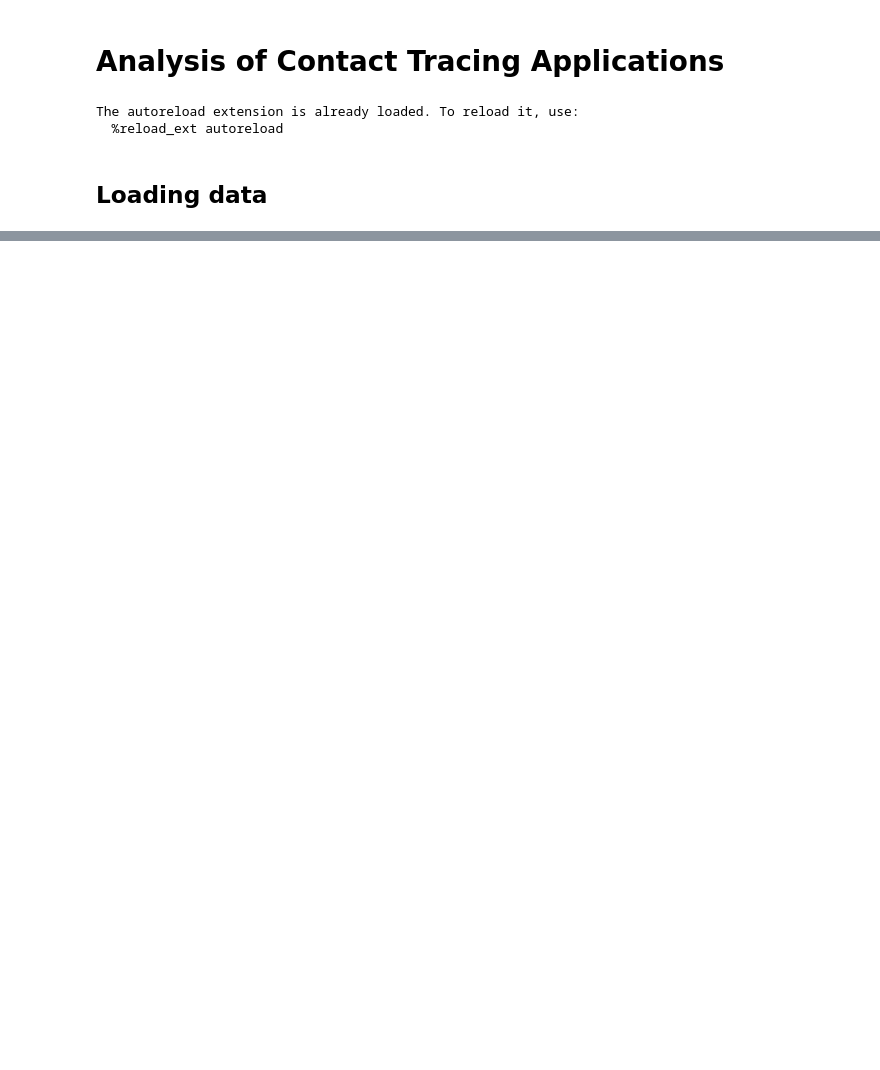
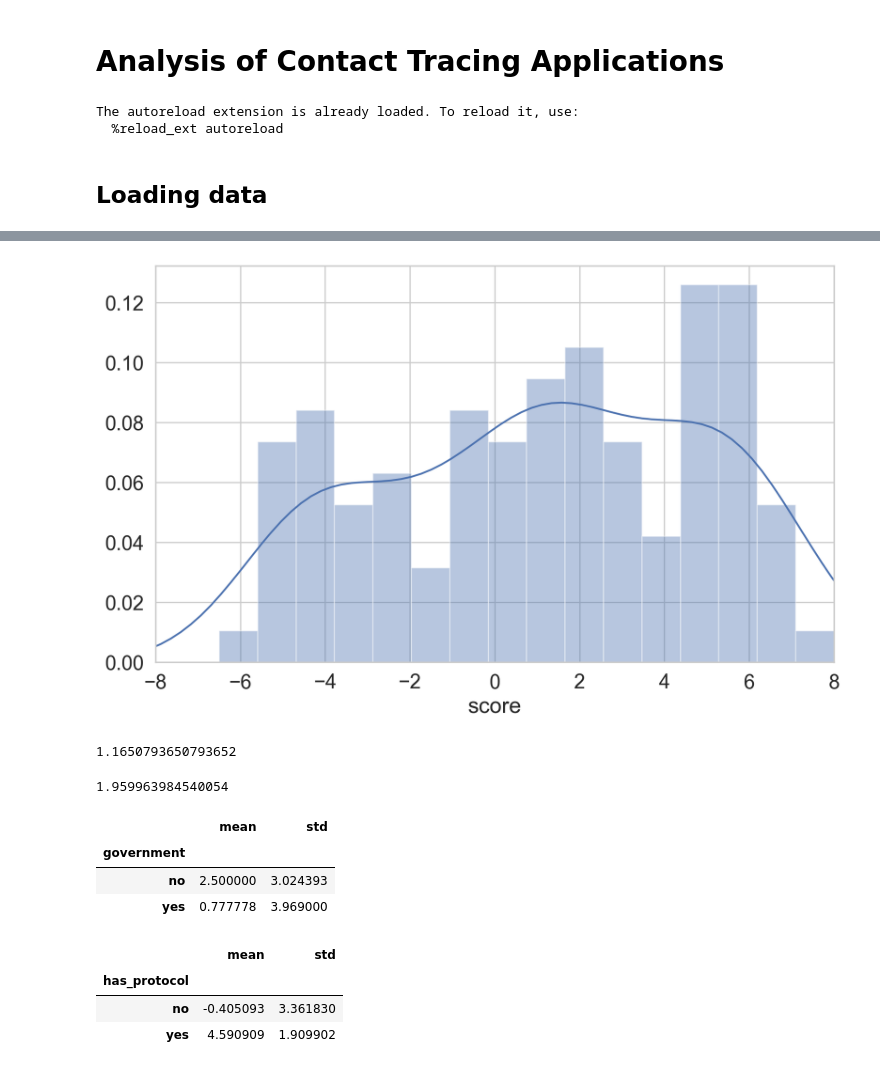
Before and after one commit to benlevyx/covid-tracking, a Jupyter notebook: notebooks/1_contact_tracing_applications.ipynb, the cells around one changed output, grey strips where cells are left out. Cells and saved outputs as stored; diff of their text form; code cells hidden in the pictures; blank space fills up the shorter version.

```diff
--- a/notebooks/1_contact_tracing_applications.ipynb
+++ b/notebooks/1_contact_tracing_applications.ipynb
@@ -200,0 +26,3 @@ Name: data_persistence_days, dtype: int64
+# %%
+df_apps = pd.read_csv(config.data / 'all-apps.csv')
+df_scores = pd.read_csv(config.data / 'apps_scored.csv')
@@ -200,0 +49,9 @@ Name: data_persistence_days, dtype: int64
+# %%
+df_merged = pd.merge(
+    df_scores,
+    df_apps[['name', 'platform', 'status', 'date_proposed', 'date_dev',
+             'date_released', 'date_cancelled', 'government']],
+    how='left',
+    left_on='Name',
+    right_on='name'
+).drop('name', axis=1)
@@ -200,0 +178,18 @@ Name: data_persistence_days, dtype: int64
+# %%
+def score_app(row):
+    colnames = row.index
+    total_score = 0.
+    for i in range(1, 9):
+        s = str(i)
+        cols = [col for col in colnames if col.startswith(s)]
+        max_col_score = len(cols)
+
+        col_score = 0
+        for j, col in enumerate(cols):
+            j += 1
+            col_score += row[col]
+        col_score /= max_col_score
+        total_score += col_score
+    return total_score
+# %%
+df_scored = df_coded.assign(score=lambda df: df.apply(score_app, axis=1))
@@ -200,0 +220,15 @@ Name: data_persistence_days, dtype: int64
+# %%
+plt.figure(dpi=200, figsize=(10, 6))
+sns.distplot(df_scored['score'], bins=16)
+plt.xlim(-8, 8);
+# %% [output]
+[figure, added]
+# %%
+df_scored['score'].mean()
+# %% [output]
+1.1650793650793652
+# %%
+qnorm_95 = sps.norm.ppf(0.975)
+qnorm_95
+# %% [output]
+1.959963984540054
@@ -200,0 +243,14 @@ Name: data_persistence_days, dtype: int64
+# %%
+df_gov
+# %% [output]
+|  | mean | std |
+| government |  |  |
+| no | 2.500000 | 3.024393 |
+| yes | 0.777778 | 3.969000 |
+# %%
+df_protocol
+# %% [output]
+|  | mean | std |
+| has_protocol |  |  |
+| no | -0.405093 | 3.361830 |
+| yes | 4.590909 | 1.909902 |
```
Also changed, not shown: parts of 63 cells of this notebook, 36 other files.
